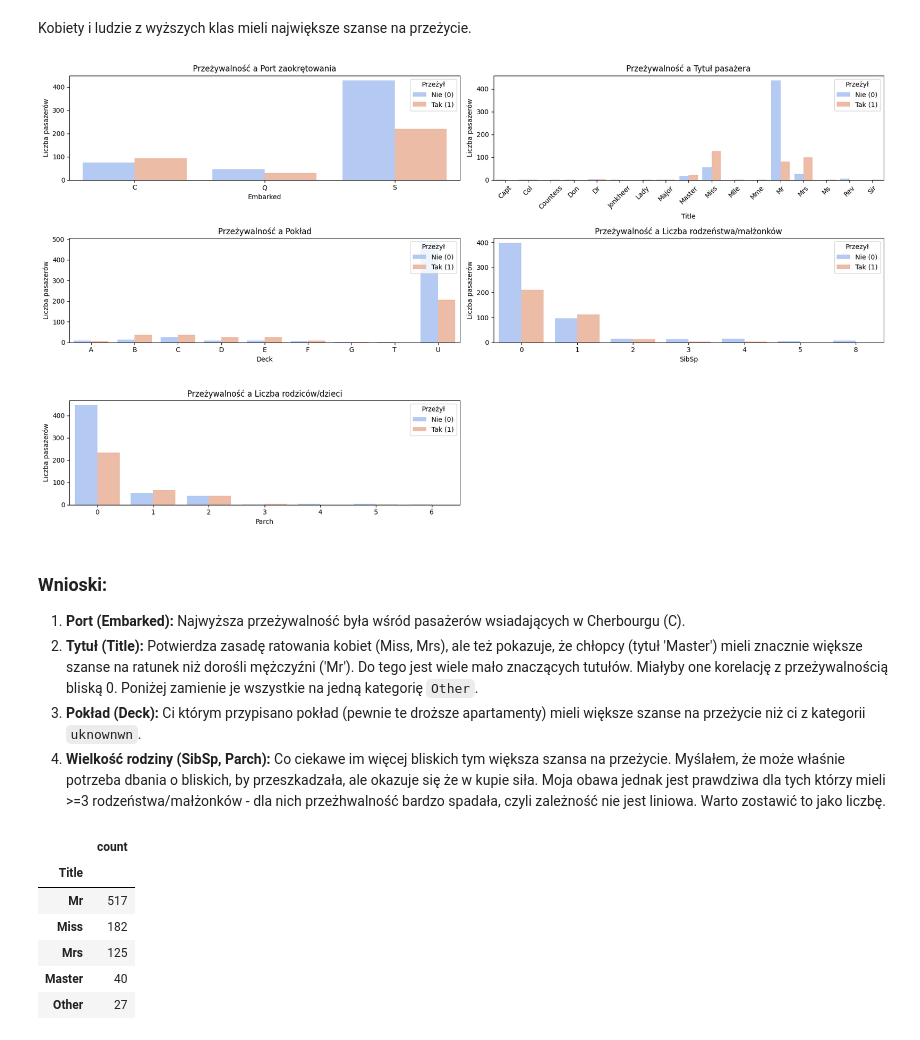
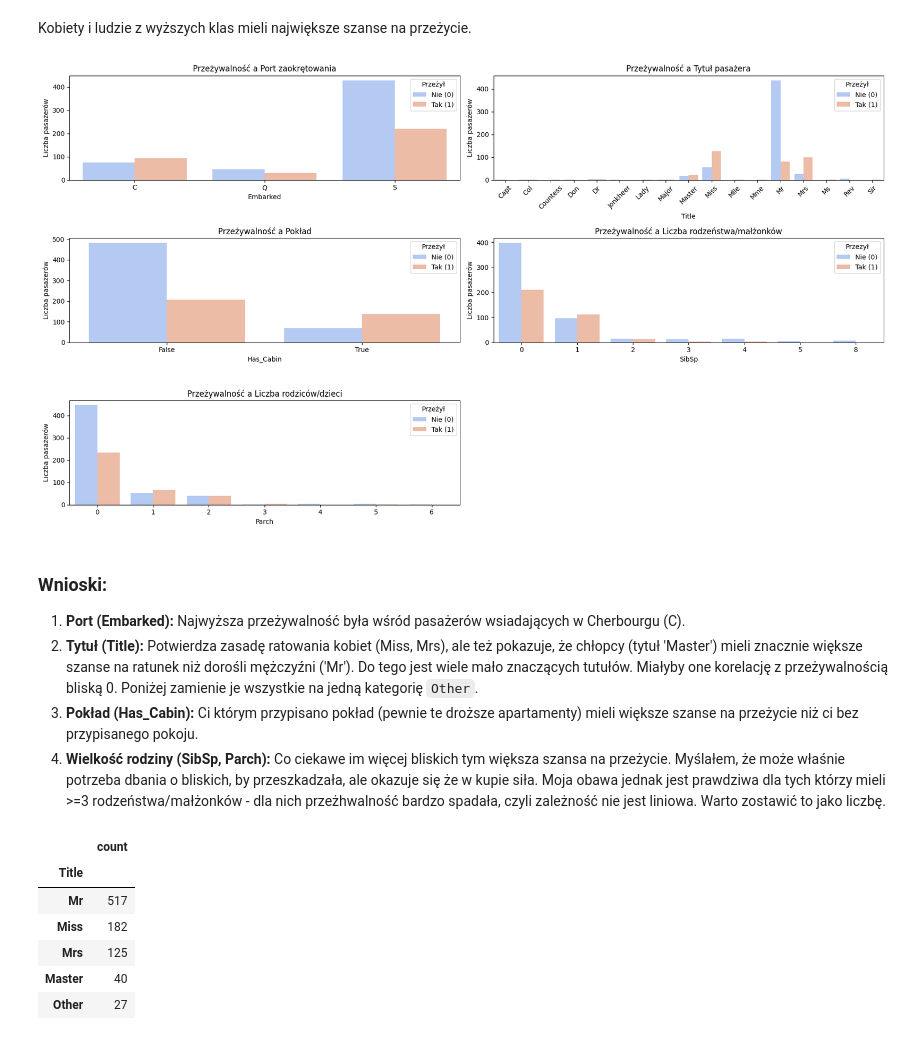
Before and after one commit to Solvro/ml-wakacyjne-wyzwanie-2026, a Jupyter notebook: 01_przetwarzanie_wizualizacja_danych/EDA_zadanie.ipynb, the cells around one changed output. Cells and saved outputs as stored; diff of their text form; code cells hidden in the pictures.

Commit message:
fix: change `Deck` category to `Has_Cabin`

```diff
--- a/01_przetwarzanie_wizualizacja_danych/EDA_zadanie.ipynb
+++ b/01_przetwarzanie_wizualizacja_danych/EDA_zadanie.ipynb
@@ -248,0 +282,4 @@ dtype: int64
+# %%
+titanic_df['Has_Cabin'] = titanic_df['Deck'].apply(lambda x: 0 if x == 'U' else 1)
+
+titanic_df = titanic_df.drop(columns=['Deck'])
@@ -269,5 +314 @@ dtype: object
-# %%
-
-titanic_df['Survived'] = titanic_df['Survived'].astype('category')
-titanic_df['Pclass'] = titanic_df['Pclass'].astype('category')
 # %% [markdown]
@@ -275,7 +316,9 @@ Do tego są kolumny `Sex`, `Embarked`, `Deck` i `Title`; wszystkie przechowują
 # %%
-categorical_cols = ['Sex', 'Embarked', 'Deck', 'Title']
+categorical_cols = ['Sex', 'Embarked', 'Title']
 for col in categorical_cols:
     titanic_df[col] = titanic_df[col].astype('category')
+
+titanic_df['Has_Cabin'] = titanic_df['Has_Cabin'].astype('bool')
 # %% [markdown]
 `category` jasno mówi modelowi że to nie jest dowolny ciąg znaków, tylko jedna z wielu opcji, więc warto tego użyć.
 # %%
@@ -323,35 +366,35 @@ Kobiety i ludzie z wyższych klas mieli największe szanse na przeżycie.
 # %%
 fig, axes = plt.subplots(3, 2, figsize=(18, 10))
 axes = axes.flatten()
 
 # kolumny i tytuły
-cols_to_plot = ['Embarked', 'Title', 'Deck', 'SibSp', 'Parch']
+cols_to_plot = ['Embarked', 'Title', 'Has_Cabin', 'SibSp', 'Parch']
 plot_titles = ['Port zaokrętowania', 'Tytuł pasażera', 'Pokład',
                'Liczba rodzeństwa/małżonków', 'Liczba rodziców/dzieci']
 
 # generowanie wykresów
 for i, col in enumerate(cols_to_plot):
     sns.countplot(data=titanic_df, x=col, hue='Survived', ax=axes[i], palette='coolwarm')
     axes[i].set_title(f'Przeżywalność a {plot_titles[i]}')
     axes[i].set_xlabel(col)
     axes[i].set_ylabel('Liczba pasażerów')
     axes[i].legend(title='Przeżył', labels=['Nie (0)', 'Tak (1)'], loc='upper right')
 
     # tytuły trzeba obrócić bo się nie mieszczą
     if col == 'Title':
         axes[i].tick_params(axis='x', rotation=45)
 
 fig.delaxes(axes[5])
 
 plt.tight_layout()
 plt.show()
 # %% [output]
-[figure, old version]
+[figure, new version]
 # %% [markdown]
 ### Wnioski:
 1. **Port (Embarked):** Najwyższa przeżywalność była wśród pasażerów wsiadających w Cherbourgu (C).
 2. **Tytuł (Title):** Potwierdza zasadę ratowania kobiet (Miss, Mrs), ale też pokazuje, że chłopcy (tytuł 'Master') mieli znacznie większe szanse na ratunek niż dorośli mężczyźni ('Mr'). Do tego jest wiele mało znaczących tutułów. Miałyby one korelację z przeżywalnością bliską 0. Poniżej zamienie je wszystkie na jedną kategorię `Other`.
-3. **Pokład (Deck):** Ci którym przypisano pokład (pewnie te droższe apartamenty) mieli większe szanse na przeżycie niż ci z kategorii `uknownwn`.
+3. **Pokład (Has_Cabin):** Ci którym przypisano pokład (pewnie te droższe apartamenty) mieli większe szanse na przeżycie niż ci bez przypisanego pokoju.
 4. **Wielkość rodziny (SibSp, Parch):** Co ciekawe im więcej bliskich tym większa szansa na przeżycie. Myślałem, że może właśnie potrzeba dbania o bliskich, by przeszkadzała, ale okazuje się że w kupie siła. Moja obawa jednak jest prawdziwa dla tych którzy mieli >=3 rodzeństwa/małżonków - dla nich przeżhwalność bardzo spadała, czyli zależność nie jest liniowa. Warto zostawić to jako liczbę.
 # %%
 rare_titles = ['Don', 'Rev', 'Dr', 'Mme', 'Ms', 'Major', 'Lady', 'Sir', 'Mlle', 'Col', 'Capt', 'Countess', 'Jonkheer']
```
Also changed, not shown: parts of 18 cells of this notebook.
